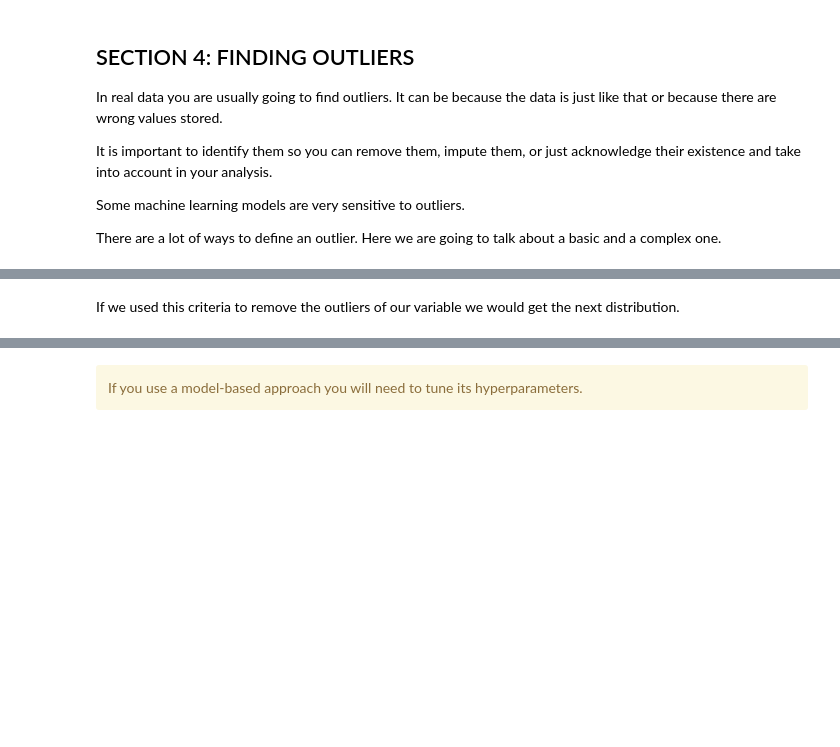
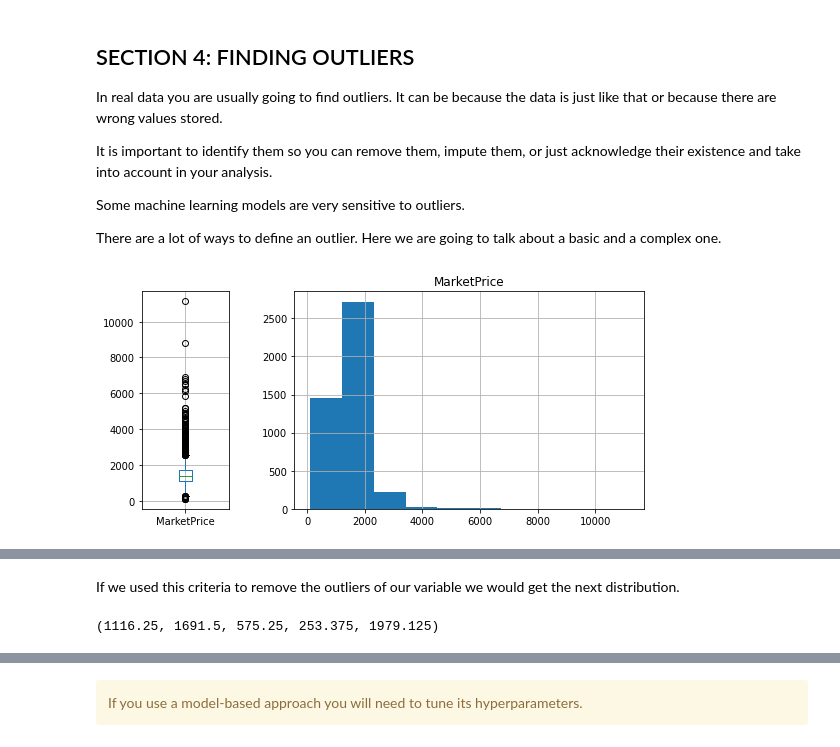
Before and after one commit to monadplus/ML, a Jupyter notebook: lab/lab1/ml01-preprocess.ipynb, the cells around one changed output, grey strips where cells are left out. Cells and saved outputs as stored; diff of their text form; code cells hidden in the pictures; blank space fills up the shorter version.

```diff
--- a/lab/lab1/ml01-preprocess.ipynb
+++ b/lab/lab1/ml01-preprocess.ipynb
@@ -218,9 +385,11 @@ Some machine learning models are very sensitive to outliers.
 
 There are a lot of ways to define an outlier. Here we are going to talk about a basic and a complex one.
 # %%
-fig, axes= plt.subplots(1,2, gridspec_kw={'width_ratios': [1, 4]}, figsize=(9,5))
+fig, axes= plt.subplots(1,2, gridspec_kw={'width_ratios': [1, 4]}, figsize=(9,4))
 Credit.boxplot(column='MarketPrice',ax=axes[0]);
 Credit.hist(column='MarketPrice', ax=axes[1]);
+# %% [output]
+[figure, added]
 # %% [markdown]
 ### IQR
 
@@ -238,7 +407,9 @@ Q1 = Credit['MarketPrice'].quantile(0.25)
 Q3 = Credit['MarketPrice'].quantile(0.75)
 IQR = Q3 - Q1
 
-Q1, Q3, IQR
+Q1, Q3, IQR, (Q1 - 1.5 * IQR), (Q1 + 1.5 * IQR)
+# %% [output]
+(1116.25, 1691.5, 575.25, 253.375, 1979.125)
 # %%
 small_outliers = Credit['MarketPrice'] < (Q1 - 1.5 * IQR)
 big_outliers = Credit['MarketPrice'] > (Q3 + 1.5 * IQR)
```
Also changed, not shown: parts of 86 cells of this notebook, 2 other files.
